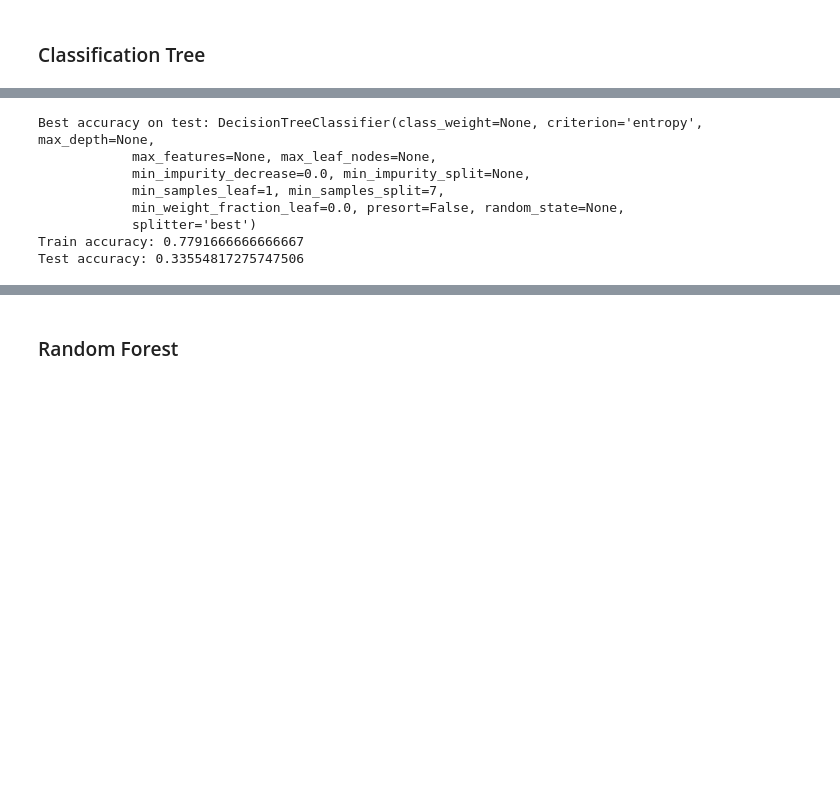
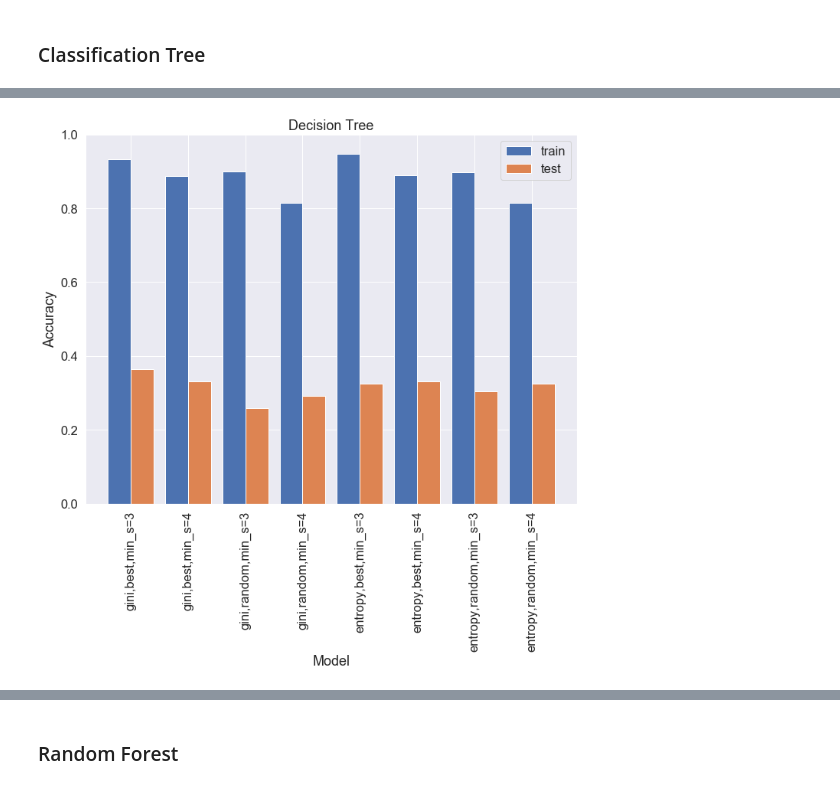
Before and after one commit to LinjianMa/DS100-final-project, a Jupyter notebook: GradProject_NB3.ipynb, the cells around one changed output, grey strips where cells are left out. Saved outputs shown, nothing was run; the diff lists cells and outputs as text; code cells hidden in the pictures; blank space fills up the shorter version.

```diff
--- a/GradProject_NB3.ipynb
+++ b/GradProject_NB3.ipynb
@@ -352,14 +263,4 @@ plt.savefig("NB3_graph/Decision Tree2.jpg")
-# %%
-max_pos = np.argmax(dt.accuracy_test.values)
-print("Best accuracy on test: {}".format(dt.classifier[max_pos]))
-print("Train accuracy: {}".format(dt.accuracy_train[max_pos]))
-print("Test accuracy: {}".format(dt.accuracy_test[max_pos]))
-# %% [output]
-Best accuracy on test: DecisionTreeClassifier(class_weight=None, criterion='entropy', max_depth=None,
-            max_features=None, max_leaf_nodes=None,
-            min_impurity_decrease=0.0, min_impurity_split=None,
-            min_samples_leaf=1, min_samples_split=7,
-            min_weight_fraction_leaf=0.0, presort=False, random_state=None,
-            splitter='best')
-Train accuracy: 0.7791666666666667
-Test accuracy: 0.33554817275747506
+# %%
+bar_plot(dt, title="Decision Tree", filename="dt", ymax=1)
+# %% [output]
+[figure, added]
```
Also changed, not shown: parts of 42 cells of this notebook, 27 other files.
